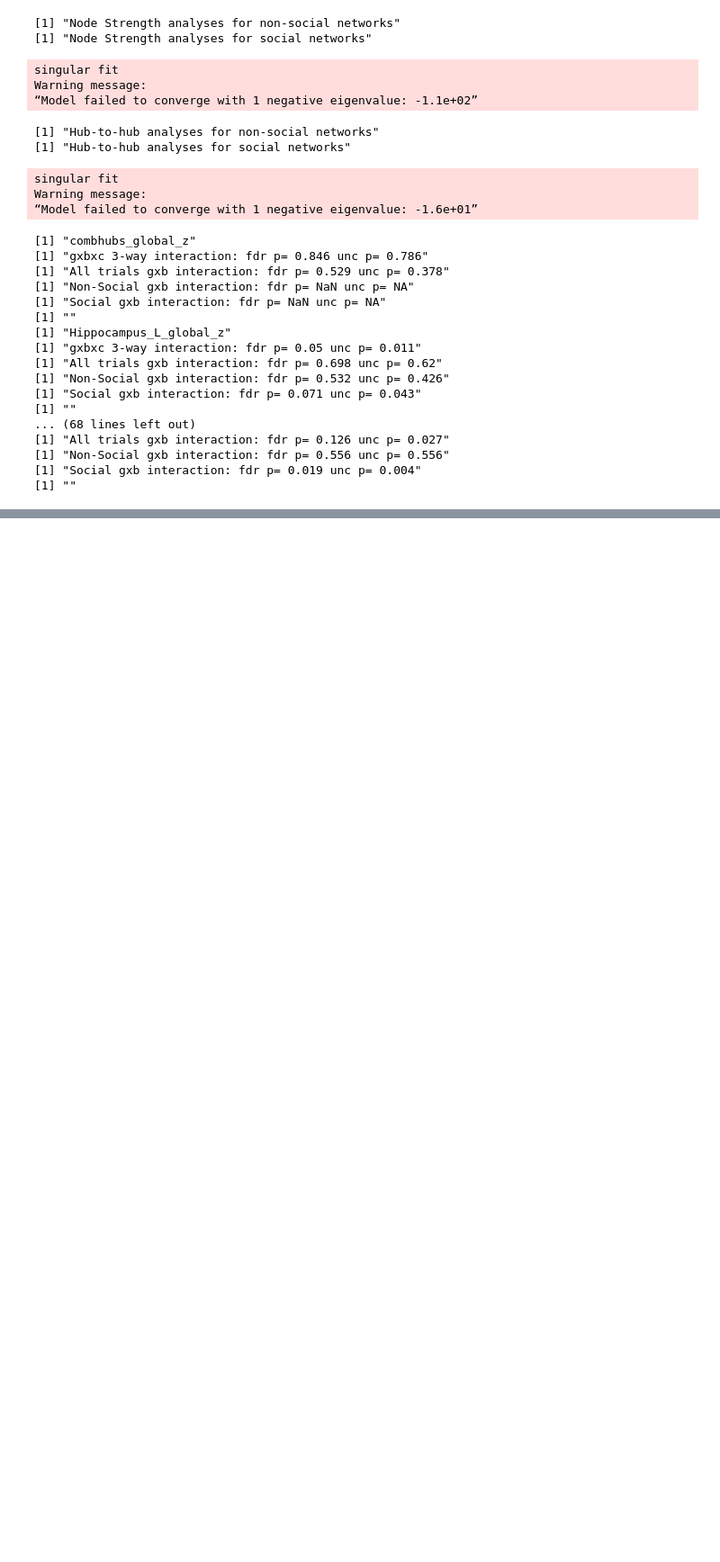
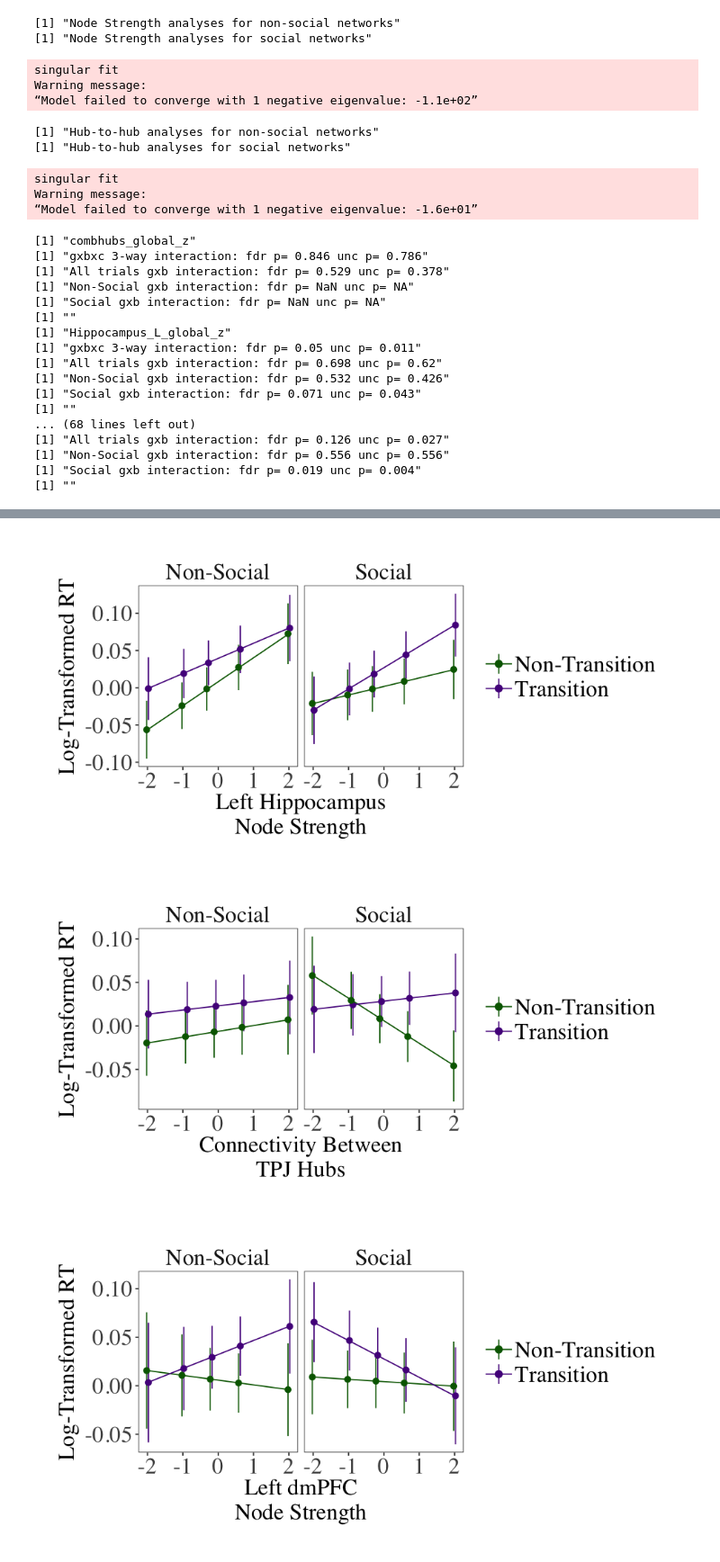
Before and after one commit to stompson/tompson_netlearn_fmri, a Jupyter notebook: code/Step2_Behavioral_Results.ipynb, the cells around one changed output, grey strips where cells are left out. Shown: that part at 90% size. Cells and saved outputs as stored; diff of their text form; code cells hidden in the pictures; blank space fills up the shorter version.

Commit message:
Update figures

```diff
--- a/code/Step2_Behavioral_Results.ipynb
+++ b/code/Step2_Behavioral_Results.ipynb
@@ -763,16 +612,18 @@ x= "Network Type", y="log-transformed RT", color="Node Type", fill="Node Type")
+# %%
+#################################################
+# Plot estimated marginal means for significant results
+#################################################
+
+# Create model objects to extract estimated marginal means from
+mm_hipp<-lmer(rt_log~grouping*Cond*order*strial*Hippocampus_L_global_z + (1+grouping+Cond+strial | pID),data=combData2_gc)
+mm_ws_sochubs<-lmer(rt_log~grouping*Cond*order*strial*ws_sochubs_z + (1+grouping+Cond+strial | pID),data=combData2_ss)
+mm_sochubs_gc<-lmer(rt_log~grouping*Cond*order*strial*diffhubs_global_z + (1+grouping+Cond+strial | pID),data=combData2_gc)
+mm_dmPFC<-lmer(rt_log~grouping*Cond*order*strial*dmPFC_L_global_z + (1+grouping+Cond+strial | pID),data=combData2_gc)
+mm_TPJ<-lmer(rt_log~grouping*Cond*order*strial*TPJ_L_global_z + (1+grouping+Cond+strial | pID),data=combData2_gc)
 # %%
-#################################################
-# Plot estimated marginal means for significant results
-#################################################
 
 # Set figure size
 options(repr.plot.width=8, repr.plot.height=4)
-
-# Create model objects to extract estimated marginal means from
-mm_hipp<-lmer(rt_log~grouping*Cond*order*strial*Hippocampus_L_global_z + (1+grouping+Cond+strial | pID),data=combData2_gc)
-mm_ws_sochubs<-lmer(rt_log~grouping*Cond*order*strial*ws_sochubs_z + (1+grouping+Cond+strial | pID),data=combData2_ss)
-mm_dmPFC<-lmer(rt_log~grouping*Cond*order*strial*dmPFC_L_global_z + (1+grouping+Cond+strial | pID),data=combData2_gc)
-mm_TPJ<-lmer(rt_log~grouping*Cond*order*strial*TPJ_L_global_z + (1+grouping+Cond+strial | pID),data=combData2_gc)
 
 # Function to extract estimated marginal means and plot
 plot_lmer_int<-function(mmod,pvar,xlabels,ylabels){
@@ -782,31 +633,36 @@ plot_lmer_int<-function(mmod,pvar,xlabels,ylabels){
   e1.df$grouping<-replace(as.character(e1.df$grouping),e1.df$grouping=='x','non-transition')
   e1.df$Cond<-replace(as.character(e1.df$Cond),e1.df$Cond=='NS','Non-Social')
   e1.df$Cond<-replace(as.character(e1.df$Cond),e1.df$Cond=='Soc','Social')
 
   e1.df$upper<- e1.df$fit + e1.df$se
   e1.df$lower<- e1.df$fit - e1.df$se
 
   g1 <- ggplot(e1.df,aes_string(x=pvar,y="fit",color="grouping",ymin="lower",ymax="upper")) +
     geom_pointrange(position=position_dodge(width=.1),fatten=3.0) + geom_line() +
     scale_colour_manual(name  ="Node Type",
                         labels=c("Non-Transition", "Transition"),
                         #values = c("#003300","#333009")) +
                         values = c("darkgreen","purple4")) +
     facet_wrap(~Cond) + xlab(xlabels) + ylab(ylabels) +
     theme(plot.title = element_text(hjust = 0.5), text = element_text(size=15),
           plot.background = element_blank(),
           panel.grid.major = element_blank(), panel.grid.minor = element_blank(),
           #legend.title=element_blank(),
           panel.border = element_blank(), panel.background = element_blank(),
-          axis.line = element_line(size=.2))
+          axis.line = element_line(size=.2)) + theme_apa2(fsize=20,legend.pos = "right")
 
 
   plot(g1)
   return(g1)
 }
 
 # Plots for four significant moderating effects of brain connectivity
 p1<-plot_lmer_int(mm_hipp,"Hippocampus_L_global_z",xlabels="Left Hippocampus\nNode Strength",ylabels="Log-Transformed RT")
 p2<-plot_lmer_int(mm_ws_sochubs,"ws_sochubs_z",xlabels="Connectivity Between\nTPJ Hubs",ylabels="Log-Transformed RT")
 p3<-plot_lmer_int(mm_dmPFC,"dmPFC_L_global_z",xlabels="Left dmPFC\nNode Strength",ylabels="Log-Transformed RT")
 p4<-plot_lmer_int(mm_TPJ,"TPJ_L_global_z",xlabels="Left TPJ\nNode Strength",ylabels="Log-Transformed RT")
+p5<-plot_lmer_int(mm_sochubs_gc,"diffhubs_global_z",xlabels="Social Hub\nNode Strength",ylabels="Log-Transformed RT")
+# %% [output]
+[figure, added]
+[figure, added]
+[figure, added]
```
Also changed, not shown: parts of 33 cells of this notebook, 39 other files.
